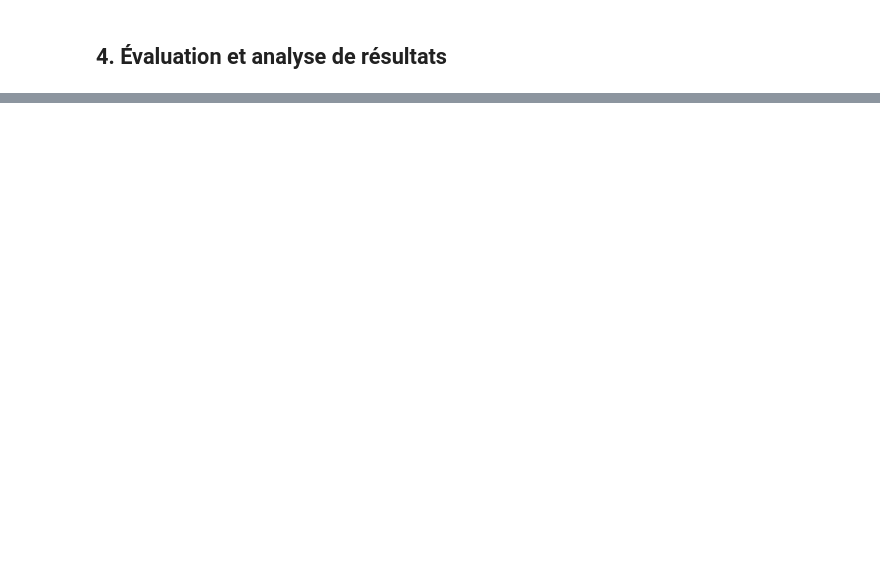
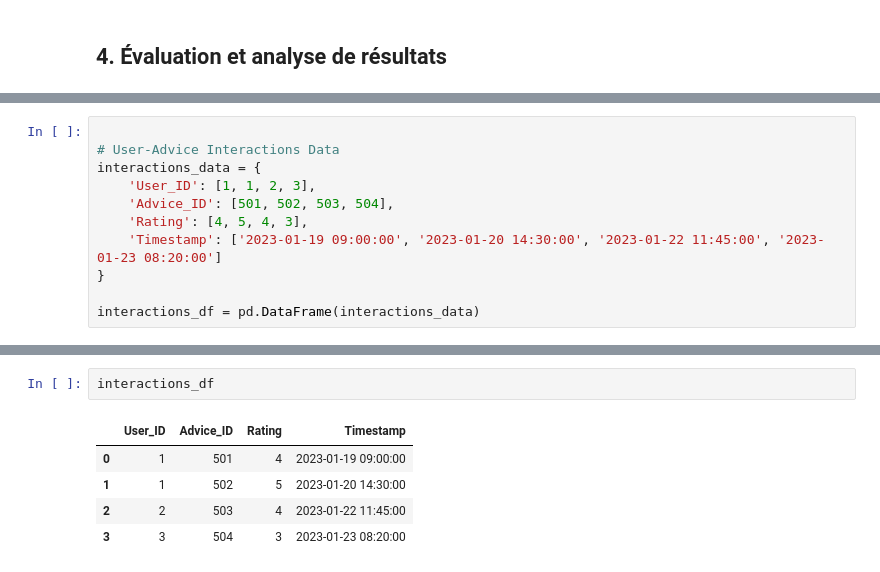
Before and after one commit to KOBeerose/Academic-Projects, a Jupyter notebook: Artificial Neural Networks/Laval/transformer.ipynb, the cells around one changed output, grey strips where cells are left out. Drawn from its saved outputs; the diff is of its cells as text; blank space fills up the shorter version.

```diff
--- a/Artificial Neural Networks/Laval/transformer.ipynb
+++ b/Artificial Neural Networks/Laval/transformer.ipynb
@@ -99,0 +150,11 @@ print(classification_report(true_labels, predictions))
+# %%
+
+# User-Advice Interactions Data
+interactions_data = {
+    'User_ID': [1, 1, 2, 3],
+    'Advice_ID': [501, 502, 503, 504],
+    'Rating': [4, 5, 4, 3],
+    'Timestamp': ['2023-01-19 09:00:00', '2023-01-20 14:30:00', '2023-01-22 11:45:00', '2023-01-23 08:20:00']
+}
+
+interactions_df = pd.DataFrame(interactions_data)
@@ -99,0 +176,8 @@ print(classification_report(true_labels, predictions))
+# %%
+interactions_df
+# %% [output]
+|  | User_ID | Advice_ID | Rating | Timestamp |
+| 0 | 1 | 501 | 4 | 2023-01-19 09:00:00 |
+| 1 | 1 | 502 | 5 | 2023-01-20 14:30:00 |
+| 2 | 2 | 503 | 4 | 2023-01-22 11:45:00 |
+| 3 | 3 | 504 | 3 | 2023-01-23 08:20:00 |
```
Also changed, not shown: parts of 11 cells of this notebook, 3 other files.
